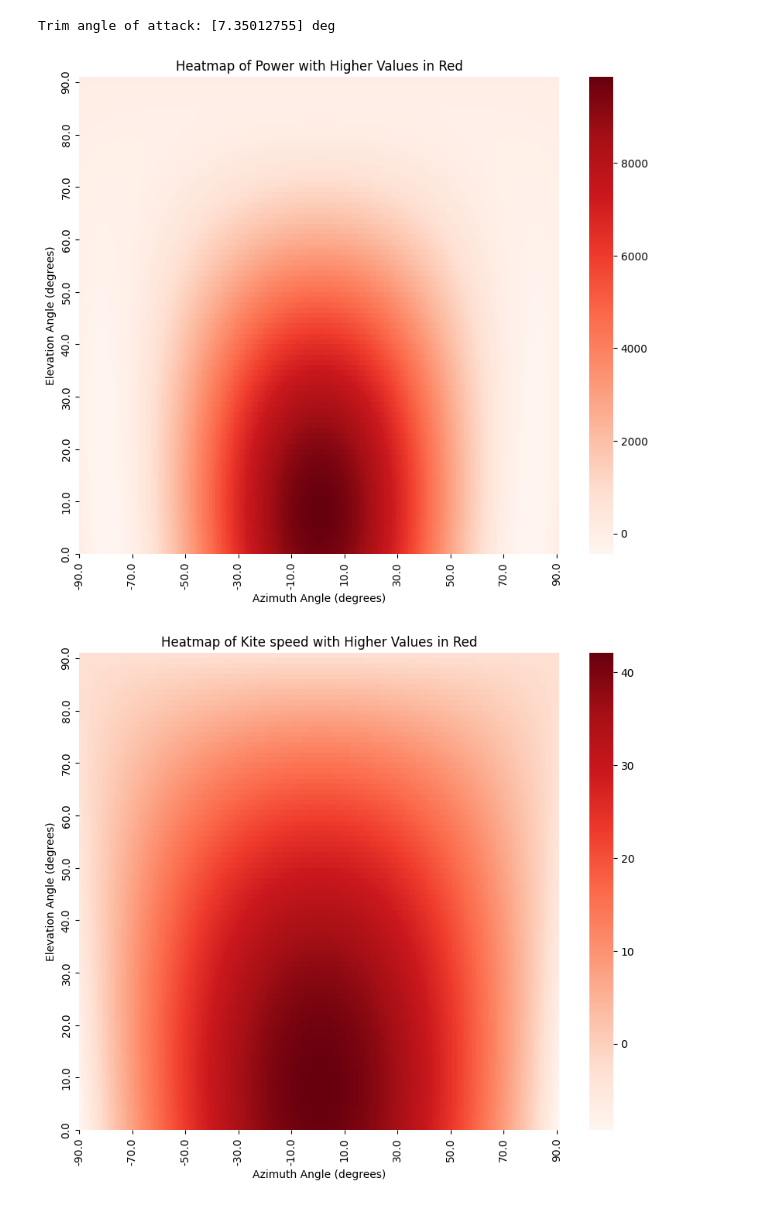
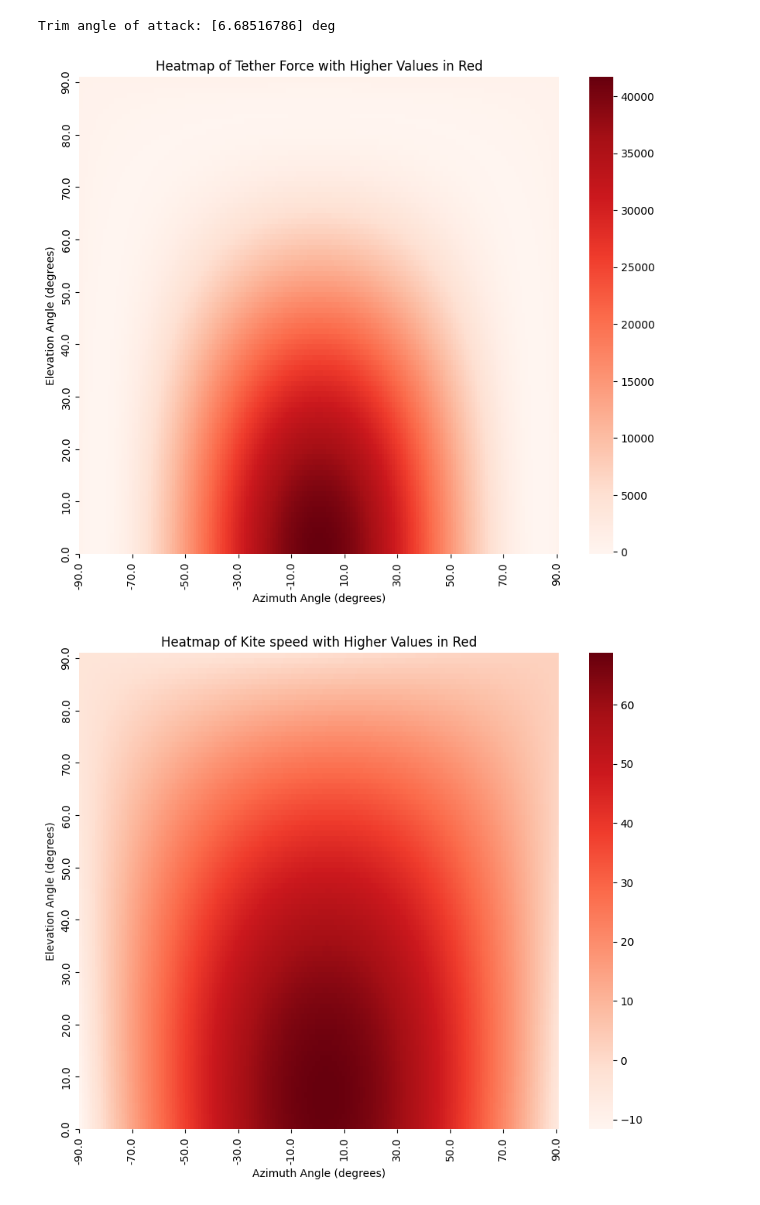
Before and after one commit to awegroup/AWETrim, a Jupyter notebook: scripts/v3_kite.ipynb, the cells around one changed output. Cells and saved outputs as stored; diff of their text form; code cells hidden in the pictures.

```diff
--- a/scripts/v3_kite.ipynb
+++ b/scripts/v3_kite.ipynb
@@ -5,18 +5,18 @@ from QSM.velocities import calculate_kite_speed
 import pandas as pd
 import numpy as np
 
-mass = 45
-wing_area = 20
+mass = 55
+wing_area = 19.5
 
 # File path
 csv_file = '../processed_data/aerodynamic_polars_v3.csv'
 
 # Read the CSV file
 data = pd.read_csv(csv_file)
-alpha_tether_wing = np.radians(4)
-alpha_curve = data['angle_of_attack']+alpha_tether_wing
+alpha_tether_wing = np.radians(5)
+alpha_curve = data['angle_of_attack']
 cl_curve = data['lift_coefficient']
-cd_curve = data['drag_coefficient']
+cd_curve = data['drag_coefficient']+0.05
 # %%
 # Solve Lloyd condition and trim angle of attack
 alpha_trim_kite = find_trim_angle(alpha_curve, cl_curve, cd_curve)
@@ -89,13 +100,12 @@ Tether force: [50.66439726] N
 import seaborn as sns
 import matplotlib.pyplot as plt
 ## Plot wind window for 0 yaw angle
-angle_tether_kcu = np.radians(0.0)
 azimuth = np.radians(0.0)
-elevation = np.radians(90)+angle_tether_kcu
-heading = np.radians(90)
+elevation = np.radians(0)+angle_tether_kcu
+heading = np.radians(20)
 
-wind_speed = 7*np.cos(np.radians(20))
-reelout_speed = 1.2
+wind_speed = 9
+reelout_speed = 1
 
 alpha_trim = find_trim_angle(alpha_curve,
                             cl_curve,
@@ -110,6 +120,7 @@ alpha_trim = find_trim_angle(alpha_curve,
 print(f'Trim angle of attack: {np.degrees(alpha_trim)} deg')
 CL_trim = np.interp(alpha_trim, alpha_curve, cl_curve)
 CD_trim = np.interp(alpha_trim, alpha_curve, cd_curve)
+#alpha_trim = alpha_tether_wing + alpha_trim
 # Elevation and azimuth angles in radians
 elevation_angle = np.linspace(0, 90, 91) * np.pi / 180
 azimuth_angle = np.linspace(-90, 90, 181) * np.pi / 180
@@ -128,34 +139,34 @@ num_ticks = 10
 plt.xticks(ticks=np.linspace(0, len(np.sin(azimuth_angle)) - 1, num_ticks),
            labels=np.round(np.linspace(-90, 90, num_ticks), 1))
 plt.yticks(ticks=np.linspace(0, len(np.sin(elevation_angle)) - 1, num_ticks),
            labels=np.round(np.linspace(0, 90, num_ticks), 1))
 # Invert the y-axis
 plt.gca().invert_yaxis()
 
 # Customize the plot
-plt.title('Heatmap of Power with Higher Values in Red')
+plt.title('Heatmap of Tether Force with Higher Values in Red')
 plt.xlabel('Azimuth Angle (degrees)')
 plt.ylabel('Elevation Angle (degrees)')
 plt.show()
 
 # Plot the heatmap
 plt.figure(figsize=(10, 8))
 sns.heatmap(kite_speed,cmap="Reds")
 # Set the number of ticks
 num_ticks = 10
 plt.xticks(ticks=np.linspace(0, len(np.sin(azimuth_angle)) - 1, num_ticks),
            labels=np.round(np.linspace(-90, 90, num_ticks), 1))
 plt.yticks(ticks=np.linspace(0, len(np.sin(elevation_angle)) - 1, num_ticks),
            labels=np.round(np.linspace(0, 90, num_ticks), 1))
 # Invert the y-axis
 plt.gca().invert_yaxis()
 
 # Customize the plot
 plt.title('Heatmap of Kite speed with Higher Values in Red')
 plt.xlabel('Azimuth Angle (degrees)')
 plt.ylabel('Elevation Angle (degrees)')
 plt.show()
 # %% [output]
-Trim angle of attack: [7.35012755] deg
+Trim angle of attack: [6.68516786] deg
-[figure, old version]
+[figure, new version]
-[figure, old version]
+[figure, new version]
```
Also changed, not shown: parts of 4 cells of this notebook, 12 other files.
